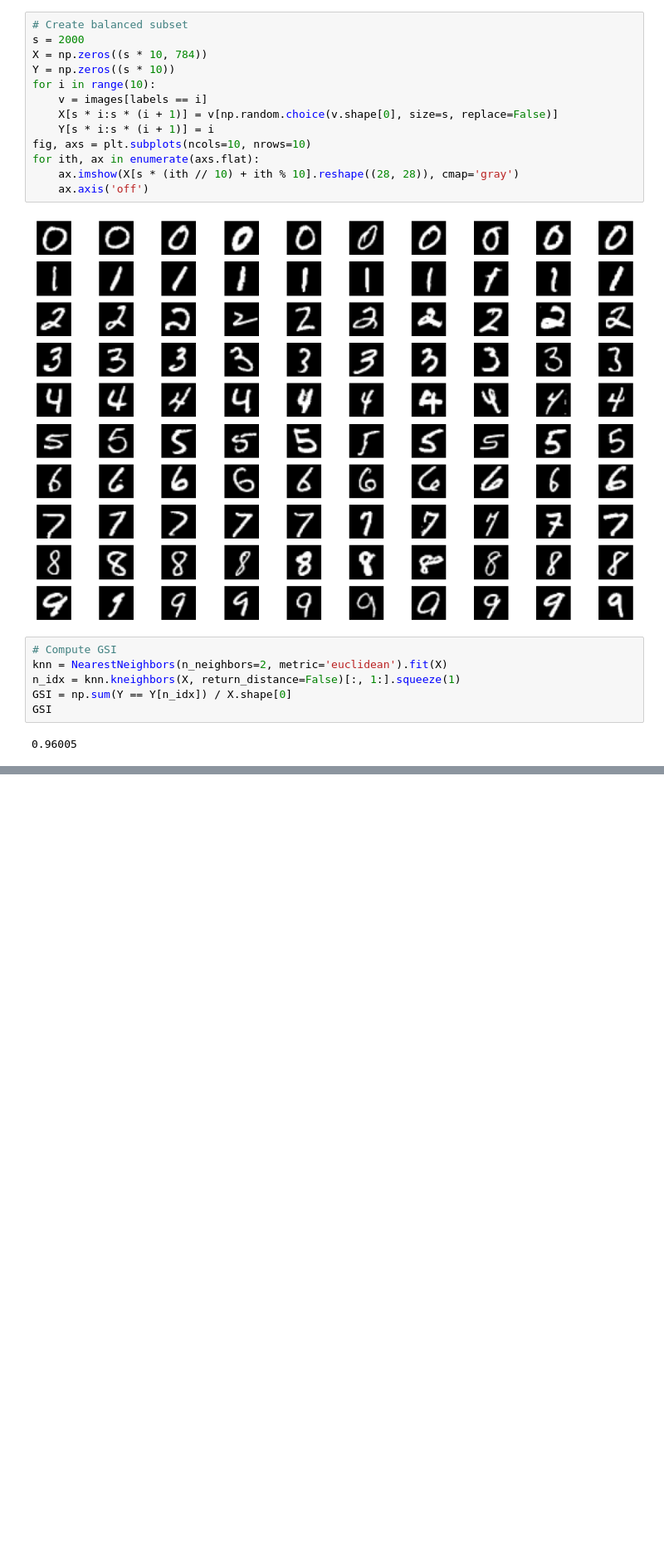
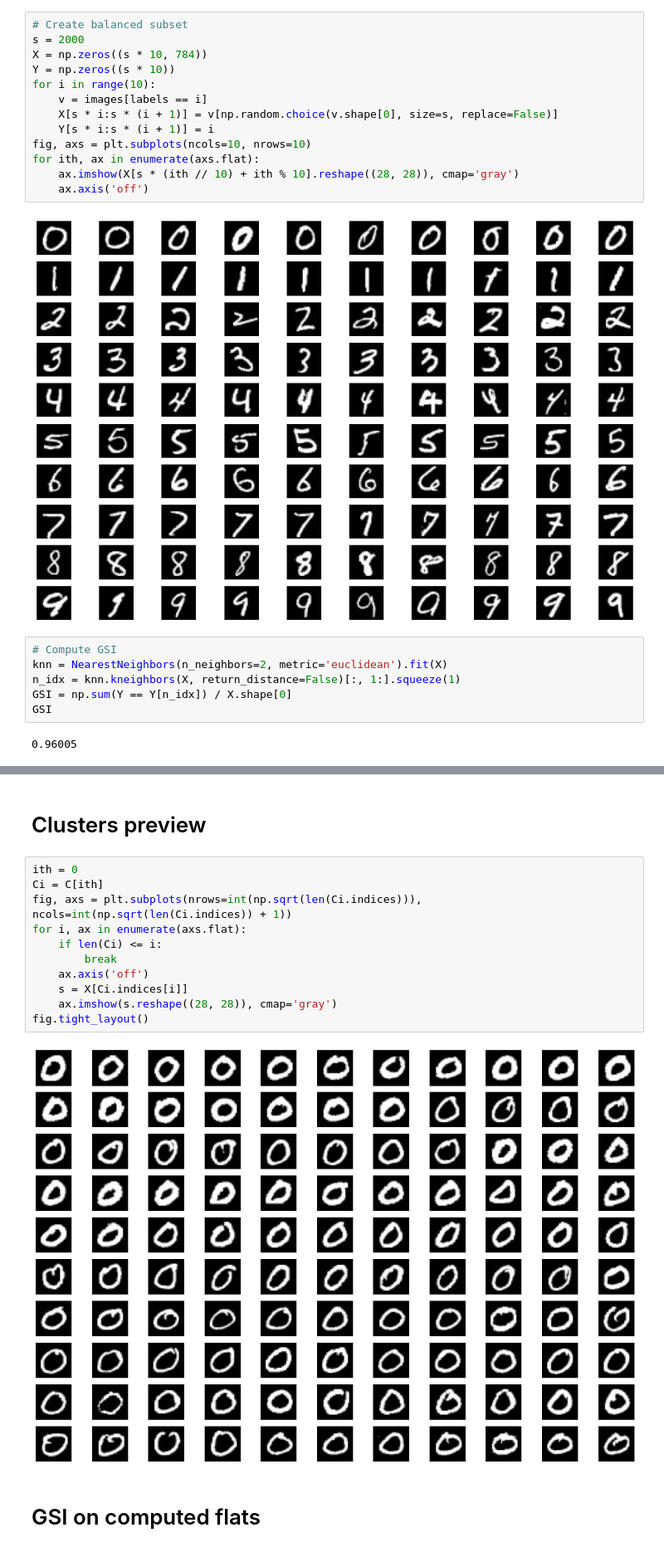
Before and after one commit to JunkyByte/ACDT, a Jupyter notebook: src/visual_saved.ipynb, the cells around one changed output, grey strips where cells are left out. Shown at 83% size. Cells and saved outputs as stored; diff of their text form; blank space fills up the shorter version.

```diff
--- a/src/visual_saved.ipynb
+++ b/src/visual_saved.ipynb
@@ -231,0 +238,17 @@ ax3.imshow(np.abs(p - s), cmap='gray')
+# %% [markdown]
+# Clusters preview
+# %%
+ith = 0
+Ci = C[ith]
+fig, axs = plt.subplots(nrows=int(np.sqrt(len(Ci.indices))), ncols=int(np.sqrt(len(Ci.indices)) + 1))
+for i, ax in enumerate(axs.flat):
+    if len(Ci) <= i:
+        break
+    ax.axis('off')
+    s = X[Ci.indices[i]]
+    ax.imshow(s.reshape((28, 28)), cmap='gray')
+fig.tight_layout()
+# %% [output]
+[figure, added]
+# %% [markdown]
+# GSI on computed flats
```
Also changed, not shown: parts of 13 cells of this notebook, 30 other files.
